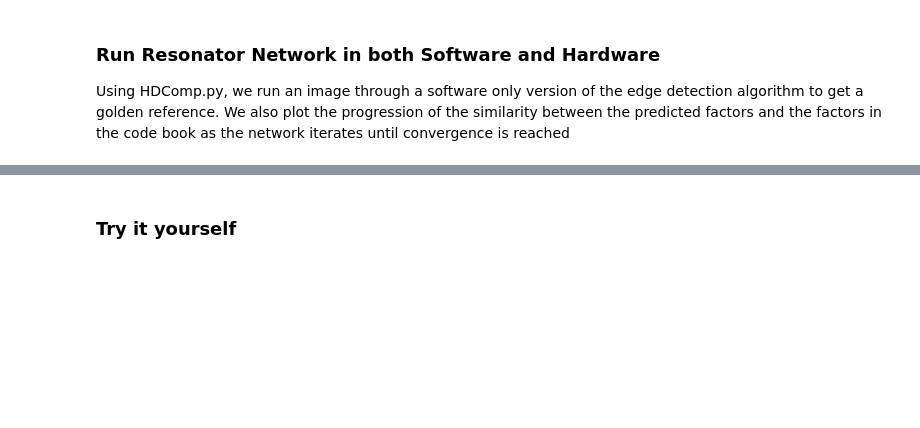
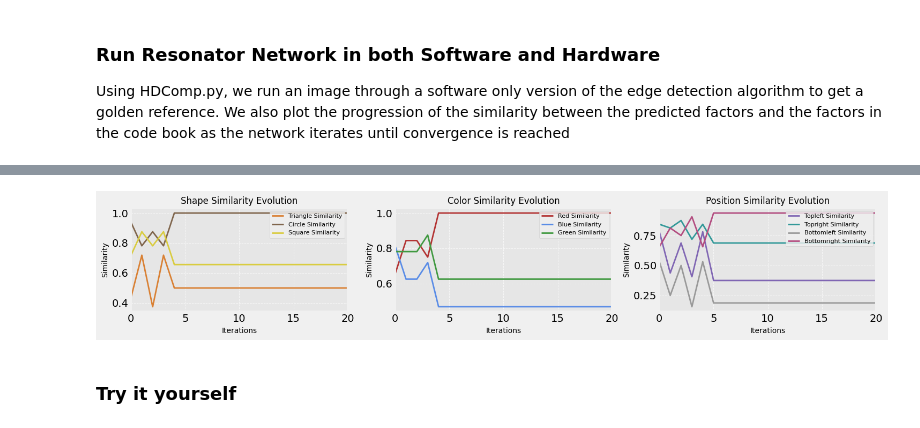
Before and after one commit to SiliconJackets/CaC_ISSCC25_HyperDimensionalComputing, a Jupyter notebook: HyperDimensionalComputing.ipynb, the cells around one changed output, grey strips where cells are left out. Drawn from its saved outputs; the diff is of its cells as text; code cells hidden in the pictures; blank space fills up the shorter version.

Commit message:
Updated Results

```diff
--- a/HyperDimensionalComputing.ipynb
+++ b/HyperDimensionalComputing.ipynb
@@ -527,3 +447,101 @@ Text(0.5, 1.0, 'Systolic Array Edge Detection')
+# %%
+#@title Results
+
+#@markdown Our input scene consisted of a red circle located in the bottom-right corner. The initial fluctuations in the plots represent the resonator network's process of convergence. As the network stabilizes, the graphs level off, indicating that convergence has been achieved.
+
+#@markdown * In the Shape Similarity Evolution plot, the resonator network successfully identified the shape as a ***Circle***.
+
+#@markdown * In the Color Similarity Evolution plot, it accurately determined the color as ***Red***.
+
+#@markdown * In the Position Similarity Evolution plot, the network concluded the position as ***Bottom-right***.
+
+#@markdown This demonstrates the network's ability to accurately analyze and converge on the input scene's attributes.
+
+
+# code for displaying multiple images in one figure
+
+def plot_graph_new(similarity_history, categories, titles, colors_dict):
+    # Create a 1x3 grid (1 row, 3 columns) for the plots
+    fig, axes = plt.subplots(1, 3, figsize=(15, 3))
+
+    # First plot (left)
+    axes[0].set_facecolor('#E6E6E6')
+    axes[0].set_axisbelow(True)
+    axes[0].grid(color='white', linestyle='--', linewidth=0.7, alpha=0.7)
+    for key, color in colors_dict['shape'].items():
+        values = [entry[key] for entry in similarity_history[categories['shape']]]
+        axes[0].plot(range(len(values)), values, label=f"{key.capitalize()} Similarity", color=color, linewidth=2.0)
+    axes[0].set_xlim(0, 20)  # Limit X-axis to 30
+    axes[0].set_title(titles['shape'], fontsize=12)
+    axes[0].set_xlabel("Iterations", fontsize=10)
+    axes[0].set_ylabel("Similarity", fontsize=10)
+    axes[0].legend(fontsize=8, loc='upper right')  # Add legend
+
+    # Second plot (middle)
+    axes[1].set_facecolor('#E6E6E6')
+    axes[1].set_axisbelow(True)
+    axes[1].grid(color='white', linestyle='--', linewidth=0.7, alpha=0.7)
+    for key, color in colors_dict['color'].items():
+        values = [entry[key] for entry in similarity_history[categories['color']]]
+        axes[1].plot(range(len(values)), values, label=f"{key.capitalize()} Similarity", color=color, linewidth=2.0)
+    axes[1].set_xlim(0, 20)  # Limit X-axis to 30
+    axes[1].set_title(titles['color'], fontsize=12)
+    axes[1].set_xlabel("Iterations", fontsize=10)
+    axes[1].set_ylabel("Similarity", fontsize=10)
+    axes[1].legend(fontsize=8, loc='upper right')  # Add legend
+
+    # Third plot (right)
+    axes[2].set_facecolor('#E6E6E6')
+    axes[2].set_axisbelow(True)
+    axes[2].grid(color='white', linestyle='--', linewidth=0.7, alpha=0.7)
+    for key, color in colors_dict['position'].items():
+        values = [entry[key] for entry in similarity_history[categories['position']]]
+        axes[2].plot(range(len(values)), values, label=f"{key.capitalize()} Similarity", color=color, linewidth=2.0)
+    axes[2].set_xlim(0, 20)  # Limit X-axis to 30
+    axes[2].set_title(titles['position'], fontsize=12)
+    axes[2].set_xlabel("Iterations", fontsize=10)
+    axes[2].set_ylabel("Similarity", fontsize=10)
+    axes[2].legend(fontsize=8, loc='upper right')  # Add legend
+
+    # Adjust layout for better spacing
+    plt.tight_layout()
+    plt.show()
+
+
+categories = {
+    'shape': 'shape',
+    'color': 'color',
+    'position': 'position'
+}
+
+titles = {
+    'shape': 'Shape Similarity Evolution',
+    'color': 'Color Similarity Evolution',
+    'position': 'Position Similarity Evolution'
+}
+
+muted_colors = {
+    'Red': (0.7, 0.2, 0.2, 1.0),
+    'Blue': (0.35, 0.55, 0.9, 1.0),
+    'Green': (0.25, 0.6, 0.25, 1.0),
+    'Orange': (0.85, 0.5, 0.2, 1.0),
+    'Purple': (0.5, 0.4, 0.7, 1.0),
+    'Teal': (0.2, 0.6, 0.6, 1.0),
+    'Brown': (0.5, 0.4, 0.3, 1.0),
+    'Gray': (0.6, 0.6, 0.6, 1.0),
+    'Yellow': (0.85, 0.8, 0.25, 1.0),
+    'Magenta' : (0.7, 0.3, 0.5, 1.0)
+}
+
+colors_dict = {
+    'shape': {'triangle': muted_colors['Orange'], 'circle': muted_colors['Brown'], 'square': muted_colors['Yellow']},
+    'color': {'red': muted_colors['Red'], 'blue':  muted_colors['Blue'], 'green': muted_colors['Green']},
+    'position': {'topleft': muted_colors['Purple'], 'topright': muted_colors['Teal'], 'bottomleft': muted_colors['Gray'], 'bottomright': muted_colors['Magenta']}
+}
+
+plot_graph_new(history, categories, titles, colors_dict)
+# %% [output]
+[figure, added]
 # %% [markdown]
 ### Try it yourself
 # %%
```
Also changed, not shown: parts of 5 cells of this notebook.
